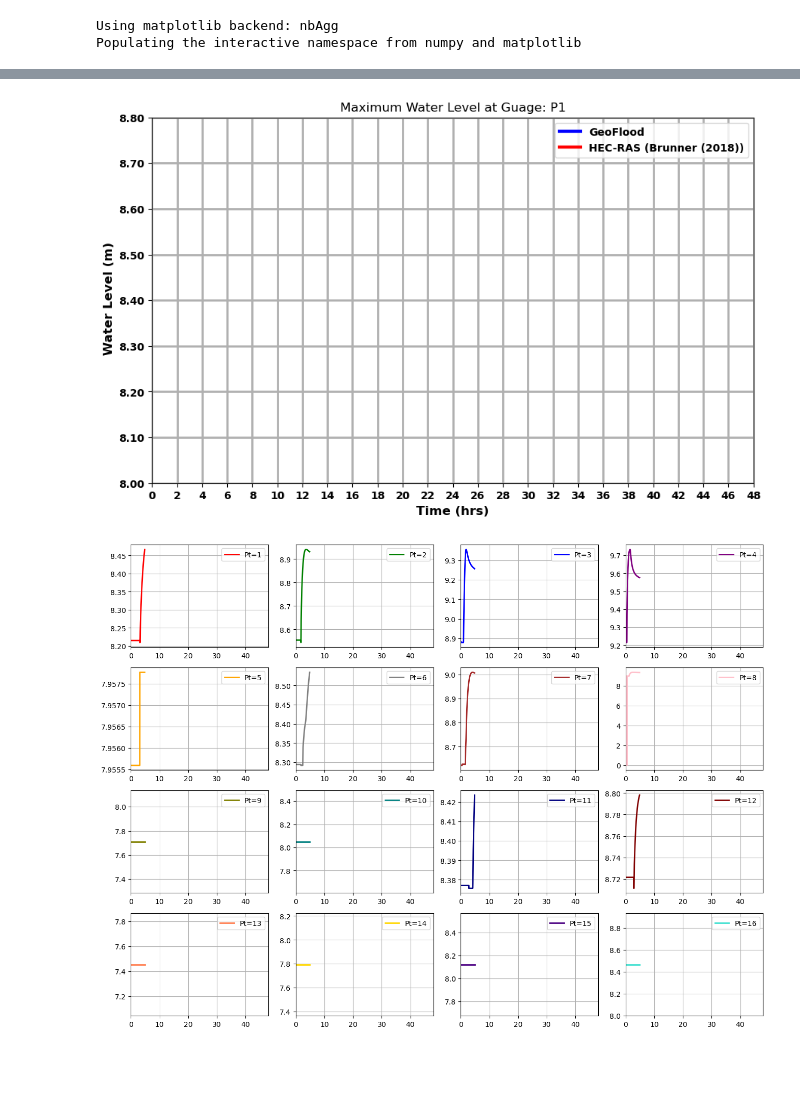
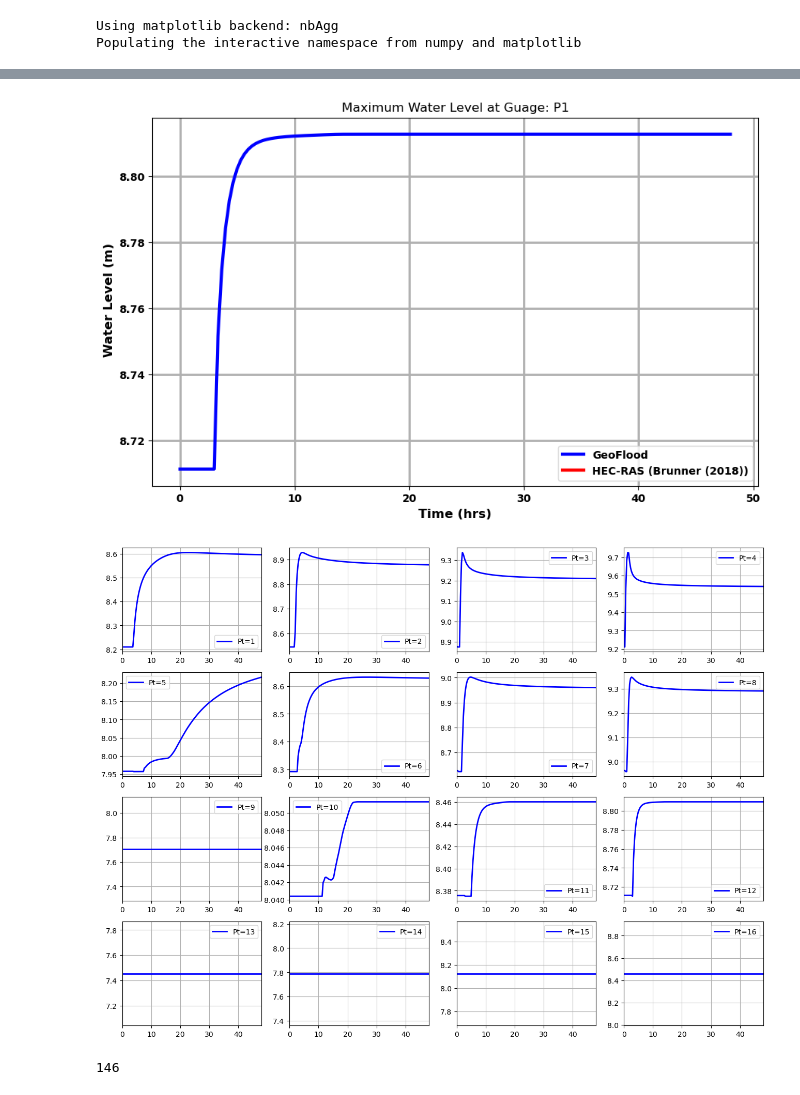
Before and after one commit to KYANJO/GeoFlood, a Jupyter notebook: examples/cpuflood/benchmark_tests/filling_depressions/plot_guage.ipynb, the cells around one changed output, grey strips where cells are left out. Saved outputs shown, nothing was run; the diff lists cells and outputs as text; code cells hidden in the pictures; blank space fills up the shorter version.

Commit message:
GeoFlood version 1.2

```diff
--- a/examples/cpuflood/benchmark_tests/filling_depressions/plot_guage.ipynb
+++ b/examples/cpuflood/benchmark_tests/filling_depressions/plot_guage.ipynb
@@ -66,45 +87,45 @@ eta =  [8.2153601]
 # %%
-time,h,eta, topo = read_gauge_data("gauge00000.txt")
+time,h,eta, topo = read_gauge_data("gauge00011.txt")
 # plot the data
 figsize(10.30, 6.30)
 # figure(figsize=(13.22, 8.90), dpi=300)
 # rcParams['font.family'] = 'Arial'
 figure(5)
-plot(time/3600,eta,'b-',label='GeoFlood',linewidth=3)
+plot(time/3600,eta[0]+h,'b-',label='GeoFlood',linewidth=3)
 # plot (time/3600,[10.35]*len(h),'g--',label='GeoClaw',linewidth=3)
 # plot (time/3600,[10.25]*len(h),'k--',label='Valid',linewidth=3)
 # plot(geoclaw_maxeta,'r-o',label='GeoClaw')
 
-axis([0, 20, 8.0, 8.80])
+# axis([0, 20, 8.0, 8.80])
 
 # line = Line2D([0], [0], label='HEC-RAS', color='r', linewidth=3)
 ylabel(' Water Level (m)', fontdict={'fontsize': 12, 'fontweight': 'bold'})
 xlabel('Time (hrs)', fontdict={'fontsize': 12, 'fontweight': 'bold'})
 
 # legend(handles=handles, prop={'size': 10, 'weight': 'bold'},frameon=False)
 colors = ['blue', 'red']
 lines = [Line2D([0], [0], color=c, linewidth=3, linestyle='-') for c in colors]
 labels = ['GeoFlood','HEC-RAS (Brunner (2018))']
 legend(lines, labels,prop={'size': 10, 'weight': 'bold'})
 #  show a legend without plotting anything
 
-time_n = arange(0,50,2)
-pstr = ([f'{N:d}' for N in time_n])
-xticks(time_n,pstr)
+# time_n = arange(0,50,2)
+# pstr = ([f'{N:d}' for N in time_n])
+# xticks(time_n,pstr)
 #  show the last point on the x axis
-y_n = arange(8.00,8.80,0.1)
-pstr = ([f'{N:.2f}' for N in y_n])
-yticks(y_n,pstr)
+# y_n = arange(8.00,8.80,0.1)
+# pstr = ([f'{N:.2f}' for N in y_n])
+# yticks(y_n,pstr)
 
 rcParams['axes.labelweight'] = 'bold'
 xticks(fontweight='bold')
 yticks(fontweight='bold')
 title('Maximum Water Level at Guage: P1')
 grid(linewidth=2)
 
 show()
 # %% [output]
-[figure, old version]
+[figure, new version]
 # %%
 # write a function taht reads all the gauge data and plot them into 16 subplots
 import matplotlib.pyplot as plt
@@ -120,7 +141,8 @@ def plot_gauge():
         time, h,eta, topo = read_gauge_data(gauge_files[gauge])
         # plot the data
         subplot(4,4,gauge+1)
-        plot(time/3600,eta,color=colours[gauge],label=f'Pt={gauge+1}',linewidth=2)
+        plot(time/3600,eta,color='b',label=f'Pt={gauge+1}',linewidth=2)
+        # plot(time/3600,eta,color=colours[gauge],label=f'Pt={gauge+1}',linewidth=2)
 
         # if gauge < 12:
         #     xticks([])
@@ -130,4 +152,8 @@ def plot_gauge():
         legend(loc='best')
 plot_gauge()
 # %% [output]
-[figure, old version]
+[figure, new version]
+# %%
+len(eta)
+# %% [output]
+146
```
Also changed, not shown: parts of 7 cells of this notebook, 50 other files.
